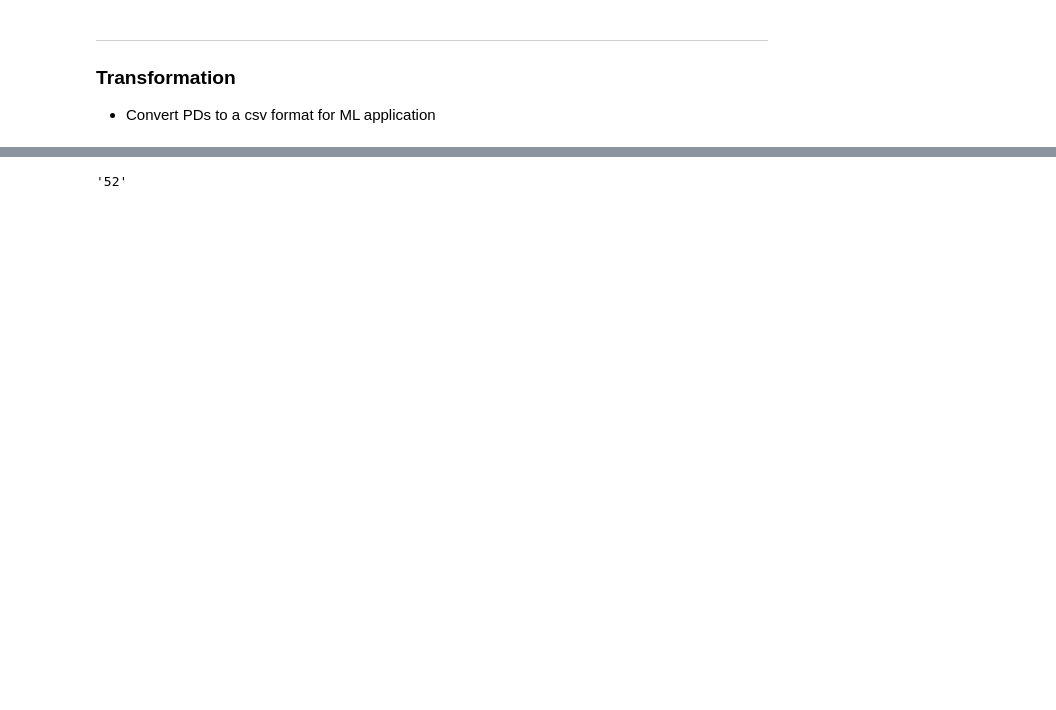
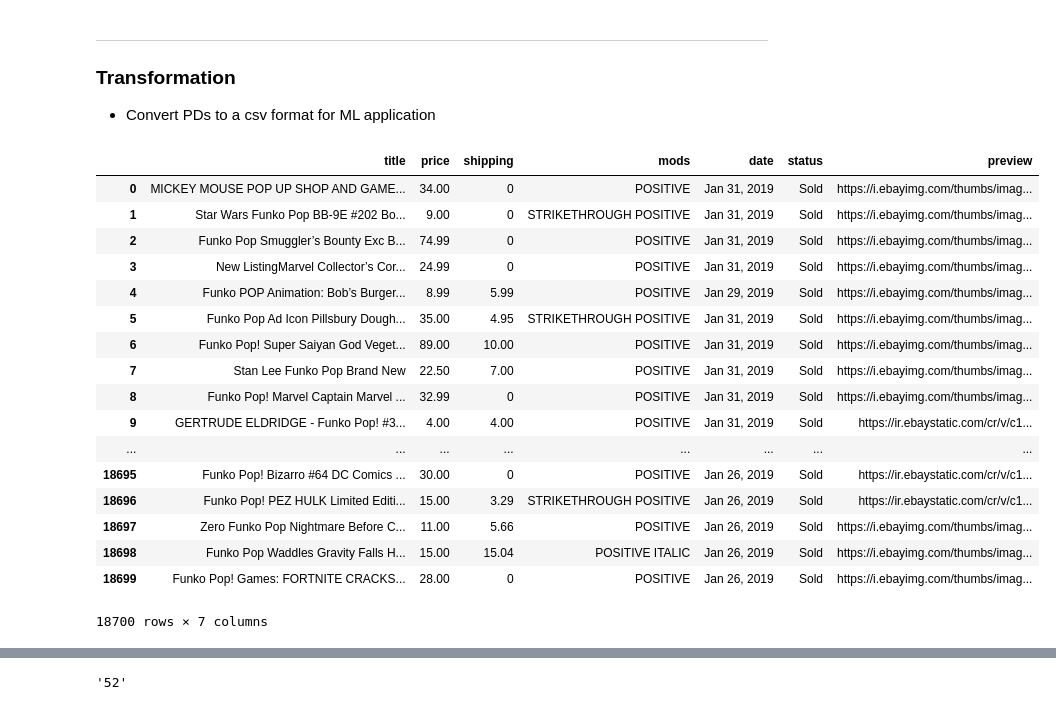
Before and after one commit to kychien/Funko_POP_analysis, a Jupyter notebook: ETL/E-Bay_Scraper.ipynb, the cells around one changed output, grey strips where cells are left out. Drawn from its saved outputs; the diff is of its cells as text; code cells hidden in the pictures; blank space fills up the shorter version.

```diff
--- a/ETL/E-Bay_Scraper.ipynb
+++ b/ETL/E-Bay_Scraper.ipynb
@@ -168,0 +48,10 @@ browser.find_by_tag('a')[391].click()
+# %%
+def find_link_ind(target, links):
+#     counter = len(links) - 1
+    counter = 1
+    for link in links:
+        if link.text == str(target):
+
+            return counter
+        counter = counter + 1
+    return -1
@@ -208,0 +164,27 @@ browser.find_by_tag('a')[391].click()
+# %%
+curr_page = 374
+# While the search results count - (page# * 50) > 50
+while (curr_page*50) < res_limit:
+
+    #  Get the current page's html
+    loop_html = browser.html
+    lp_bs = BeautifulSoup(loop_html, 'html.parser')
+
+    #  Scrape listings on page
+    page_items = lp_bs.findAll('div', {'class':'s-item__wrapper clearfix'})
+
+    #  Add scrape to container
+    sold_items.append(page_items)
+
+    print(f'Page {curr_page} added {len(page_items)} auction results...')
+    #  Update counter and check progress
+    curr_page = curr_page+1
+
+    if ((curr_page*50) > res_limit) or (curr_page == 6001):
+        break
+
+    #  Find the next page link
+    lp_links = lp_bs.findAll('a')
+
+    browser.find_by_tag('a')[find_link_ind(curr_page, lp_links)].click()
+    time.sleep(1)
@@ -212,0 +295,21 @@ browser.find_by_tag('a')[391].click()
+# %%
+auctions
+# %% [output]
+|  | title | price | shipping | mods | date | status | preview |
+| 0 | MICKEY MOUSE POP UP SHOP AND GAME... | 34.00 | 0 | POSITIVE | Jan 31, 2019 | Sold | https://i.ebayimg.com/thumbs/imag... |
+| 1 | Star Wars Funko Pop BB-9E #202 Bo... | 9.00 | 0 | STRIKETHROUGH POSITIVE | Jan 31, 2019 | Sold | https://i.ebayimg.com/thumbs/imag... |
+| 2 | Funko Pop Smuggler’s Bounty Exc B... | 74.99 | 0 | POSITIVE | Jan 31, 2019 | Sold | https://i.ebayimg.com/thumbs/imag... |
+| 3 | New ListingMarvel Collector’s Cor... | 24.99 | 0 | POSITIVE | Jan 31, 2019 | Sold | https://i.ebayimg.com/thumbs/imag... |
+| 4 | Funko POP Animation: Bob’s Burger... | 8.99 | 5.99 | POSITIVE | Jan 29, 2019 | Sold | https://i.ebayimg.com/thumbs/imag... |
+| 5 | Funko Pop Ad Icon Pillsbury Dough... | 35.00 | 4.95 | STRIKETHROUGH POSITIVE | Jan 31, 2019 | Sold | https://i.ebayimg.com/thumbs/imag... |
+| 6 | Funko Pop! Super Saiyan God Veget... | 89.00 | 10.00 | POSITIVE | Jan 31, 2019 | Sold | https://i.ebayimg.com/thumbs/imag... |
+| 7 | Stan Lee Funko Pop Brand New | 22.50 | 7.00 | POSITIVE | Jan 31, 2019 | Sold | https://i.ebayimg.com/thumbs/imag... |
+| 8 | Funko Pop! Marvel Captain Marvel ... | 32.99 | 0 | POSITIVE | Jan 31, 2019 | Sold | https://i.ebayimg.com/thumbs/imag... |
+| 9 | GERTRUDE ELDRIDGE - Funko Pop! #3... | 4.00 | 4.00 | POSITIVE | Jan 31, 2019 | Sold | https://ir.ebaystatic.com/cr/v/c1... |
+| ... | ... | ... | ... | ... | ... | ... | ... |
+| 18695 | Funko Pop! Bizarro #64 DC Comics ... | 30.00 | 0 | POSITIVE | Jan 26, 2019 | Sold | https://ir.ebaystatic.com/cr/v/c1... |
+| 18696 | Funko Pop! PEZ HULK Limited Editi... | 15.00 | 3.29 | STRIKETHROUGH POSITIVE | Jan 26, 2019 | Sold | https://ir.ebaystatic.com/cr/v/c1... |
+| 18697 | Zero Funko Pop Nightmare Before C... | 11.00 | 5.66 | POSITIVE | Jan 26, 2019 | Sold | https://i.ebayimg.com/thumbs/imag... |
+| 18698 | Funko Pop Waddles Gravity Falls H... | 15.00 | 15.04 | POSITIVE ITALIC | Jan 26, 2019 | Sold | https://i.ebayimg.com/thumbs/imag... |
+| 18699 | Funko Pop! Games: FORTNITE CRACKS... | 28.00 | 0 | POSITIVE | Jan 26, 2019 | Sold | https://i.ebayimg.com/thumbs/imag... |
+18700 rows × 7 columns
```
Also changed, not shown: parts of 38 cells of this notebook.
